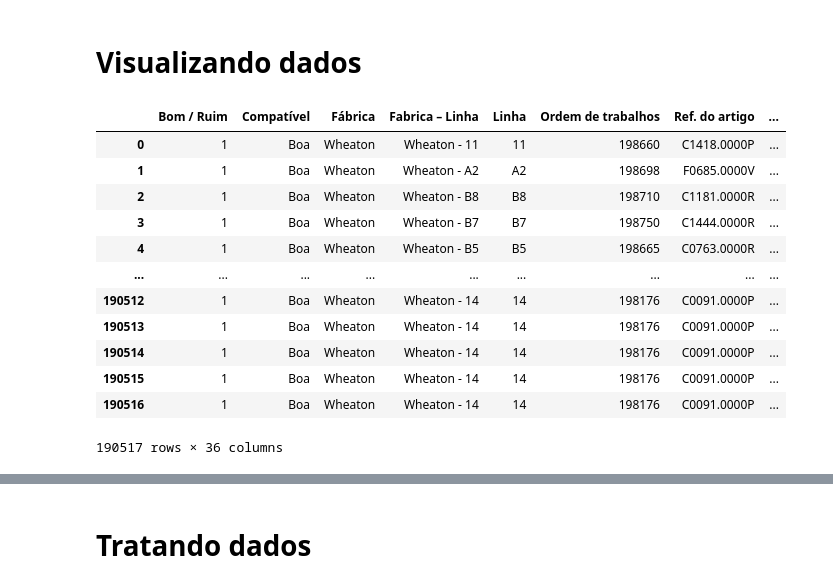
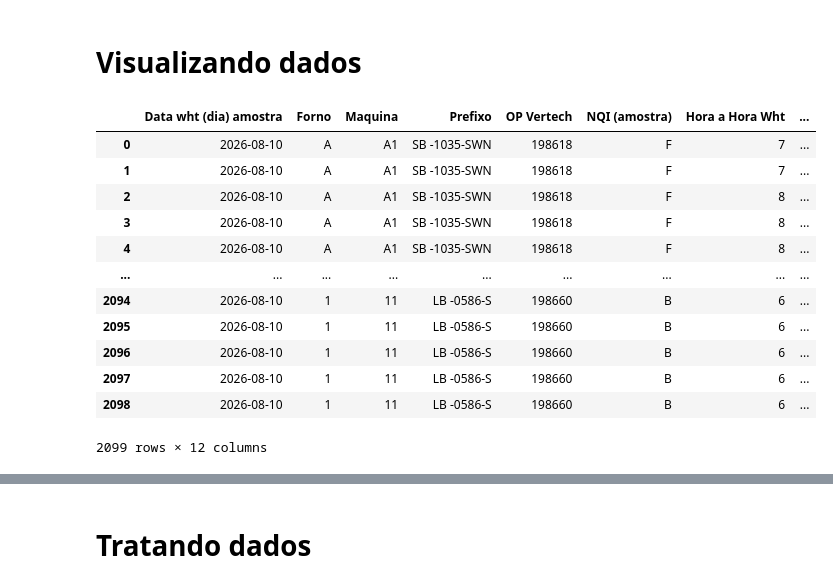
Before and after one commit to lucasz-g/aut-producao-wheaton, a Jupyter notebook: analytics/notebooks/004_defects.ipynb, the cells around one changed output, grey strips where cells are left out. Cells and saved outputs as stored; diff of their text form; code cells hidden in the pictures.

Commit message:
Primeiras análises sobre desvios da AF

```diff
--- a/analytics/notebooks/004_defects.ipynb
+++ b/analytics/notebooks/004_defects.ipynb
@@ -14,22 +17,24 @@ import plotly.graph_objects as go
 # %% [markdown]
 # Importando dados
 # %%
-df = pd.read_excel('../data/raw/Amostragem AF Frascos.xlsx')
+df_hh = pd.read_excel('../data/raw/Desvios por máquina - HH.xlsx', header=2)
+
+df_diario = pd.read_excel('../data/raw/Desvios por máquina - Completo.xlsx', header=2)
 # %% [markdown]
 # Visualizando dados
 # %%
-df
+df_hh
 # %% [output]
-|  | Bom / Ruim | Compatível | Fábrica | Fabrica – Linha | Linha | Ordem de trabalhos | Ref. do artigo | ... |
-| 0 | 1 | Boa | Wheaton | Wheaton - 11 | 11 | 198660 | C1418.0000P | ... |
-| 1 | 1 | Boa | Wheaton | Wheaton - A2 | A2 | 198698 | F0685.0000V | ... |
-| 2 | 1 | Boa | Wheaton | Wheaton - B8 | B8 | 198710 | C1181.0000R | ... |
-| 3 | 1 | Boa | Wheaton | Wheaton - B7 | B7 | 198750 | C1444.0000R | ... |
-| 4 | 1 | Boa | Wheaton | Wheaton - B5 | B5 | 198665 | C0763.0000R | ... |
+|  | Data wht (dia) amostra | Forno | Maquina | Prefixo | OP Vertech | NQI (amostra) | Hora a Hora Wht | ... |
+| 0 | 2026-08-10 | A | A1 | SB -1035-SWN | 198618 | F | 7 | ... |
+| 1 | 2026-08-10 | A | A1 | SB -1035-SWN | 198618 | F | 7 | ... |
+| 2 | 2026-08-10 | A | A1 | SB -1035-SWN | 198618 | F | 8 | ... |
+| 3 | 2026-08-10 | A | A1 | SB -1035-SWN | 198618 | F | 8 | ... |
+| 4 | 2026-08-10 | A | A1 | SB -1035-SWN | 198618 | F | 8 | ... |
 | ... | ... | ... | ... | ... | ... | ... | ... | ... |
-| 190512 | 1 | Boa | Wheaton | Wheaton - 14 | 14 | 198176 | C0091.0000P | ... |
-| 190513 | 1 | Boa | Wheaton | Wheaton - 14 | 14 | 198176 | C0091.0000P | ... |
-| 190514 | 1 | Boa | Wheaton | Wheaton - 14 | 14 | 198176 | C0091.0000P | ... |
-| 190515 | 1 | Boa | Wheaton | Wheaton - 14 | 14 | 198176 | C0091.0000P | ... |
-| 190516 | 1 | Boa | Wheaton | Wheaton - 14 | 14 | 198176 | C0091.0000P | ... |
+| 2094 | 2026-08-10 | 1 | 11 | LB -0586-S | 198660 | B | 6 | ... |
+| 2095 | 2026-08-10 | 1 | 11 | LB -0586-S | 198660 | B | 6 | ... |
+| 2096 | 2026-08-10 | 1 | 11 | LB -0586-S | 198660 | B | 6 | ... |
+| 2097 | 2026-08-10 | 1 | 11 | LB -0586-S | 198660 | B | 6 | ... |
+| 2098 | 2026-08-10 | 1 | 11 | LB -0586-S | 198660 | B | 6 | ... |
-190517 rows × 36 columns
+2099 rows × 12 columns
```
Also changed, not shown: parts of 11 cells of this notebook, 4 other files.
